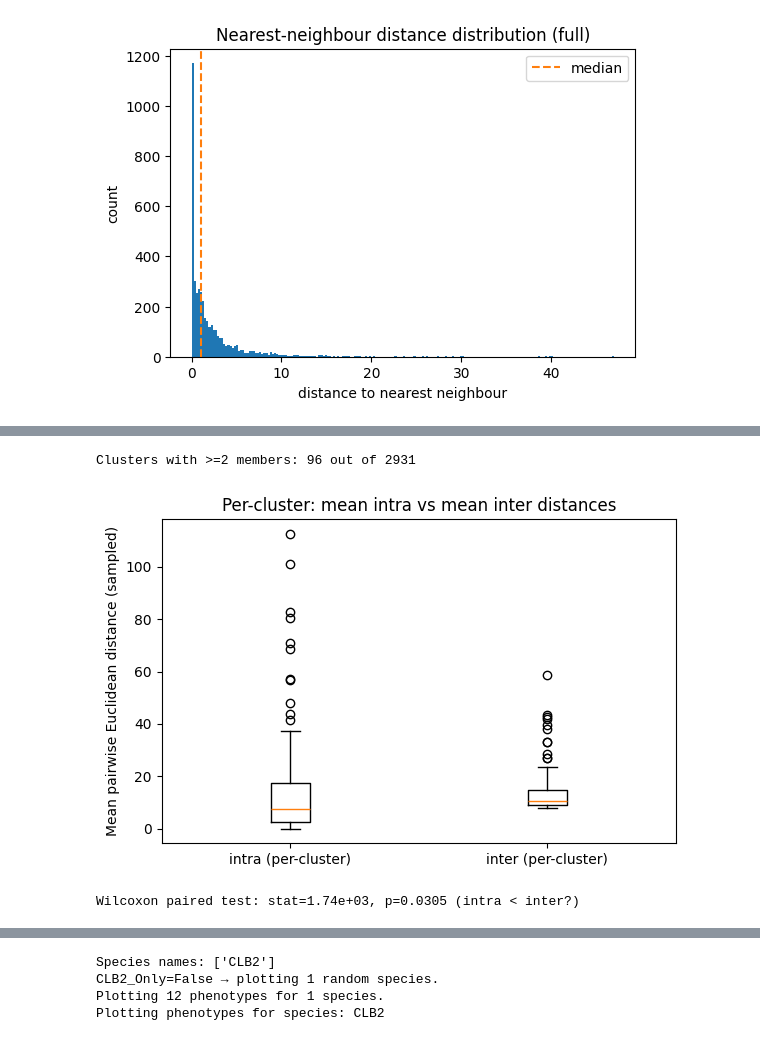
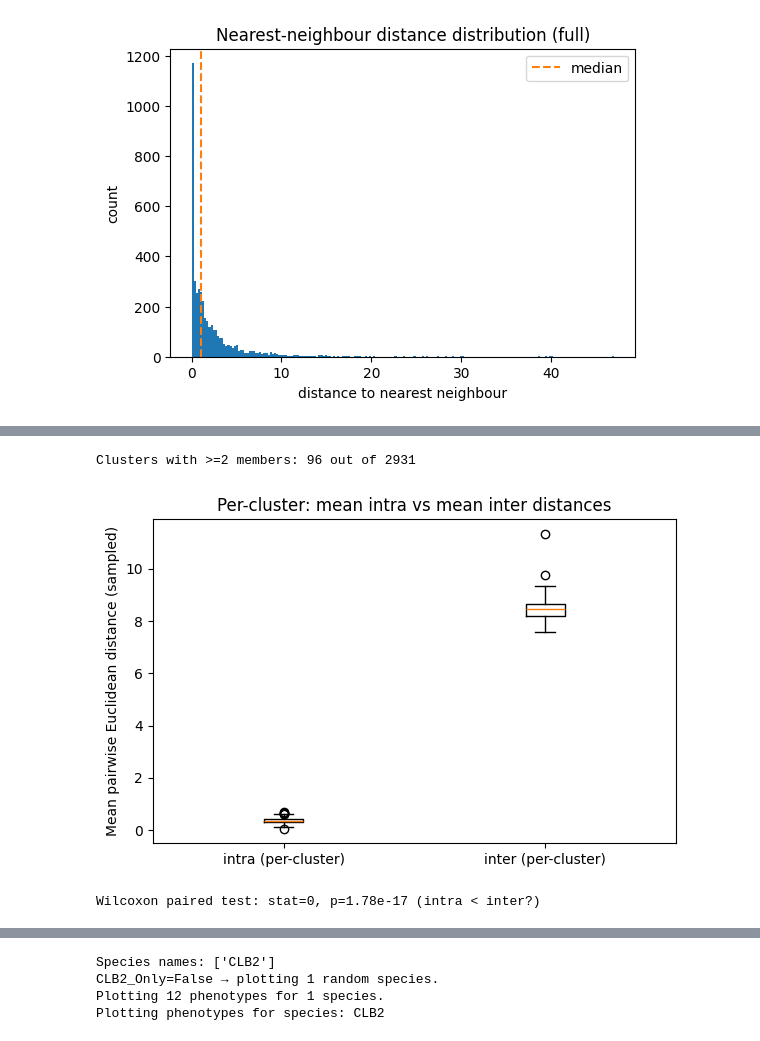
Before and after one commit to GijsBartholomeus/OxfordEvolution, a Jupyter notebook: Yeast/Chen/BIRCH/BIRCH.ipynb, the cells around one changed output, grey strips where cells are left out. Drawn from its saved outputs; the diff is of its cells as text; code cells hidden in the pictures.

```diff
--- a/Yeast/Chen/BIRCH/BIRCH.ipynb
+++ b/Yeast/Chen/BIRCH/BIRCH.ipynb
@@ -52,7 +52,7 @@ CLB2_ONLY = True  # only use CLB2 trajectory for clustering
 
 
 # Configuration
-model_path = get_model_path()
+
 multipliers = [0.25, 0.50, 0.75, 1.00, 1.25, 1.50, 1.75, 2.00]
 SIMULATION_TIME = 500
 SIMULATION_START = 100
@@ -766,8 +767,8 @@ plt.show()
 if PCAreduction == True:
     # PCA: either keep 95% variance or fixed n_components (set PCA_N_COMPONENTS accordingly)
     pca = PCA(n_components=PCA_N_COMPONENTS, svd_solver='full', random_state=RANDOM_STATE, whiten=WHITEN)
-    X_pca = pca.fit_transform(X)
-    print("PCA output shape:", X_pca.shape)
+    X = pca.fit_transform(X)
+    print("PCA output shape:", X.shape)
 
     # Show variance cumsum for first components
     var_cumsum = np.cumsum(pca.explained_variance_ratio_)
@@ -924,12 +925,12 @@ Subset NN percentiles (1,5,10,25,50,75,90,99): [2.0000000e-06 6.0000000e-06 1.90
 Full NN mean 2.155, median 1.053, 75/90/95/99: [ 2.68532174  5.50020494  8.32224543 15.08936978]
 [figure]
 # %%
-chosen_threshold = 0.1*nearest.mean()
+chosen_threshold = 0.4*nearest.mean()
 print("Running BIRCH with threshold=", chosen_threshold)
 birch = Birch(n_clusters=None, threshold=chosen_threshold, branching_factor=BRANCHING_FACTOR)
 cluster_labels = birch.fit_predict(data_for_nn)
 n_clusters = len(np.unique(cluster_labels))
-print("data_for_nn.shape:", data_for_nn.shape, "X_traj.shape:", X_traj.shape)
+print("data_for_nn.shape:", data_for_nn.shape, "X_traj.shape:", X.shape)
 
 print("Result: n_clusters =", n_clusters)
 counts = Counter(cluster_labels)
@@ -1005,44 +1134,44 @@ for lab in unique_labels:
         if len(pairs) > n_pairs_intra:
             pairs = pairs[:n_pairs_intra]
     pairs = np.array(pairs)
-    d_intra = sample_pairwise_distances(X_pca, pairs)
+    d_intra = sample_pairwise_distances(X, pairs)
     pairwise_samples_intra.append(d_intra)
     intra_means.append(np.mean(d_intra))
 
     # sample inter-cluster pairs (take one from cluster, one outside)
-    outside_idx = np.setdiff1d(np.arange(X_pca.shape[0]), idx)
+    outside_idx = np.setdiff1d(np.arange(X.shape[0]), idx)
     n_pairs_inter = min(K, m * min(K, len(outside_idx)))
     a = rng.choice(idx, size=n_pairs_inter, replace=True)
     b = rng.choice(outside_idx, size=n_pairs_inter, replace=True)
     pairs_inter = np.vstack((a,b)).T
-    d_inter = sample_pairwise_distances(X_pca, pairs_inter)
+    d_inter = sample_pairwise_distances(X, pairs_inter)
     pairwise_samples_inter.append(d_inter)
     inter_means.append(np.mean(d_inter))
 
 # Convert to arrays for plotting
 cluster_sizes = np.array(cluster_sizes)
 intra_means = np.array(intra_means)
 inter_means = np.array(inter_means)
 
 # Filter clusters with enough points
 valid = ~np.isnan(intra_means)
 print("Clusters with >=2 members:", valid.sum(), "out of", len(unique_labels))
 
 # Plot distribution of intra vs inter mean distances
 plt.figure(figsize=(6,4))
 plt.boxplot([intra_means[valid], inter_means[valid]], labels=['intra (per-cluster)', 'inter (per-cluster)'])
 plt.ylabel("Mean pairwise Euclidean distance (sampled)")
 plt.title("Per-cluster: mean intra vs mean inter distances")
 plt.tight_layout()
 plt.show()
 
 # Paired test: are intra means smaller than inter means?
 stat, pval = stats.wilcoxon(intra_means[valid], inter_means[valid])
 print(f"Wilcoxon paired test: stat={stat:.3g}, p={pval:.3g} (intra < inter?)")
 # %% [output]
 Clusters with >=2 members: 96 out of 2931
-[figure, old version]
+[figure, new version]
-Wilcoxon paired test: stat=1.74e+03, p=0.0305 (intra < inter?)
+Wilcoxon paired test: stat=0, p=1.78e-17 (intra < inter?)
 # %%
 
 
```
Also changed, not shown: parts of 5 cells of this notebook, 16 other files.
